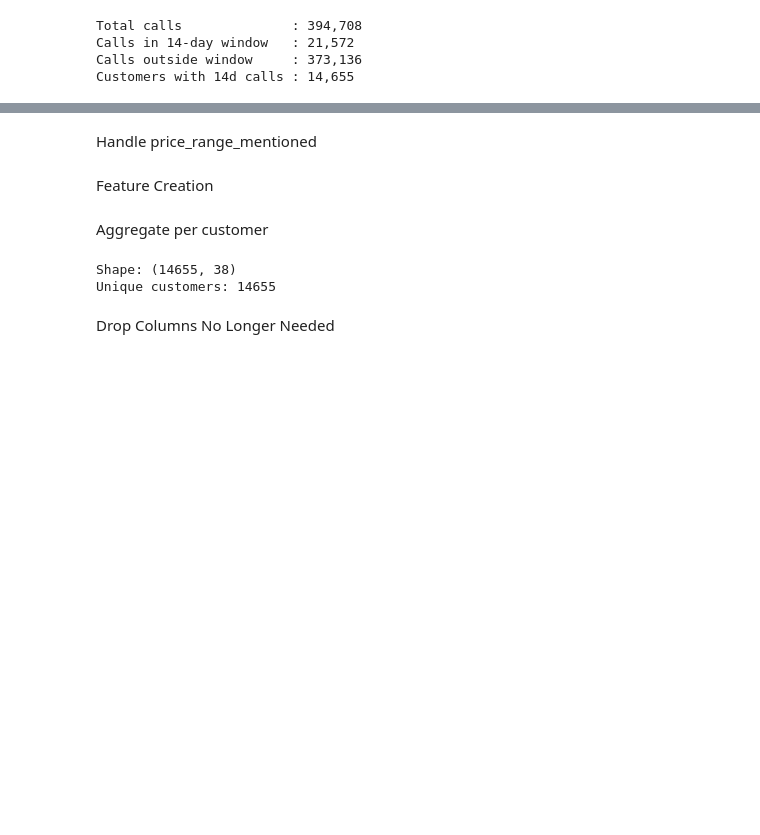
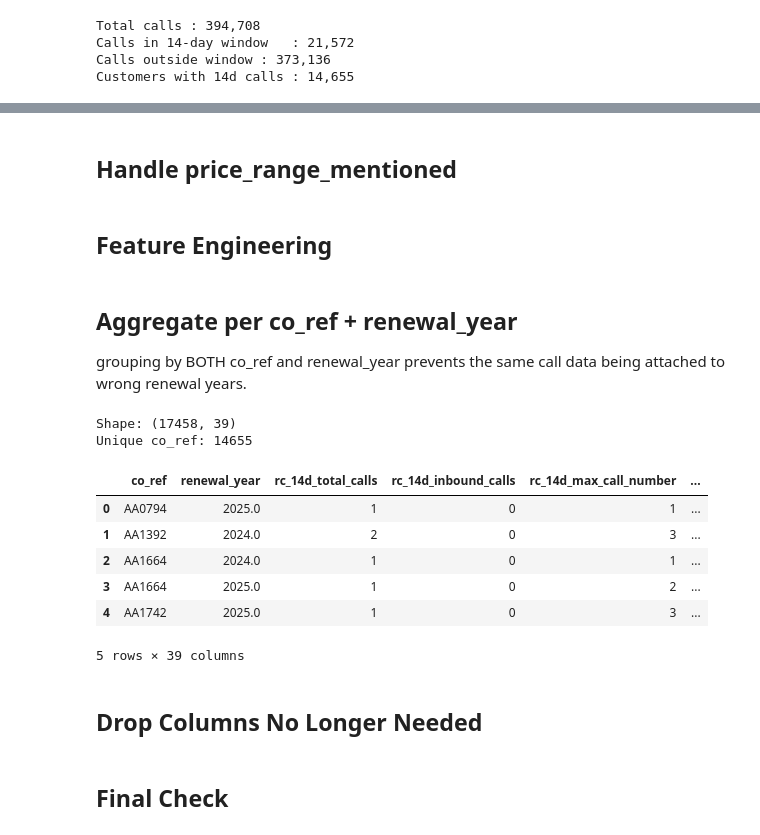
Before and after one commit to Slegendz/churn-prediction-project, a Jupyter notebook: notebooks/02_feature_engineering/aggregation/renewal_calls_features.ipynb, the cells around one changed output, grey strips where cells are left out. Drawn from its saved outputs; the diff is of its cells as text; code cells hidden in the pictures; blank space fills up the shorter version.

```diff
--- a/notebooks/02_feature_engineering/aggregation/renewal_calls_features.ipynb
+++ b/notebooks/02_feature_engineering/aggregation/renewal_calls_features.ipynb
@@ -4,14 +4,11 @@ Load Raw Renewal Calls + Billings (need renewal date)
 import pandas as pd
 import numpy as np
 
-# Load raw renewal calls (before any aggregation)
-df_rc = pd.read_csv('../../../data/interim/renewal_calls_cleaned.csv')
-
-# Load billings to get prospect_renewal_date per co_ref
+df_rc       = pd.read_csv('../../../data/interim/renewal_calls_cleaned.csv')
 df_billings = pd.read_csv('../../../data/interim/billings_features.csv')
 
-# Keep only co_ref and prospect_renewal_date from billings
-df_renewal_dates = df_billings[['co_ref', 'renewal_month']].copy()
+# Keep co_ref, renewal_month (prospect_renewal_date) AND renewal_year from billings
+df_renewal_dates = df_billings[['co_ref', 'renewal_month', 'renewal_year']].copy()
 
 print(f"Renewal calls shape : {df_rc.shape}")
 print(f"Unique customers    : {df_rc['co_ref'].nunique()}")
@@ -74,5 +70,4 @@ Encode Yes/No/Unknown Columns
 # %%
-# Yes/No columns
 yes_no_cols = [
     'serious_complaint', 'other_complaint', 'discussion_on_price_increase',
     'renewal_impact_due_to_price_increase', 'discount_or_waiver_requested',
@@ -84,6 +79,7 @@ yes_no_cols = [
     'discount_offered',
 ]
 for col in yes_no_cols:
-    df_rc_14[col] = df_rc_14[col].map({'Yes': 1, 'No': 0,
-                                        'Not Discussed': 0, 'Unknown': 0})
+    df_rc_14[col] = df_rc_14[col].map({
+        'Yes': 1, 'No': 0, 'Not Discussed': 0, 'Unknown': 0
+    })
 # %% [markdown]
@@ -109,8 +104,8 @@ df_rc_14['competitor_cheaper']       = (df_rc_14['competitor_benefits_mentioned'
 # %% [markdown]
-Handle price_range_mentioned
+## Handle price_range_mentioned
 # %%
 df_rc_14['price_range_value']          = pd.to_numeric(df_rc_14['price_range_mentioned'], errors='coerce')
 df_rc_14['price_range_discussed_flag'] = df_rc_14['price_range_value'].notna().astype(int)
 # %% [markdown]
-Feature Creation
+## Feature Engineering
 # %%
@@ -146,62 +141,76 @@ df_rc_14['agent_active_retention'] = (
     (df_rc_14['agent_flagged_membership_status_alert'] == 1)
 ).astype(int)
 # %% [markdown]
-Aggregate per customer
+## Aggregate per co_ref + renewal_year
+
+grouping by BOTH co_ref and renewal_year prevents the same call data being attached to wrong renewal years.
 # %%
 agg_dict = {
-    'call_id'  : 'count',
-    'is_inbound' : 'sum',
+    'call_id' : 'count',
+    'is_inbound'  : 'sum',
     'call_number' : 'max',
     'membership_renewal_decision' : 'max',
     'desire_to_cancel_encoded' : 'max',
     'customer_response_encoded' : 'mean',
-    'serious_complaint' : 'max',
+    'serious_complaint'  : 'max',
     'other_complaint' : 'max',
     'complaint_count' : 'sum',
-    'discussion_on_price_increase': 'max',
+    'discussion_on_price_increase' : 'max',
     'renewal_impact_due_to_price_increase' : 'max',
-    'discount_or_waiver_requested': 'max',
+    'discount_or_waiver_requested' : 'max',
     'discount_offered' : 'max',
     'price_pressure_flag' : 'max',
     'price_range_discussed_flag' : 'max',
     'price_range_value' : 'mean',
-    'percentage_price_increase_mentioned'  : 'max',
+    'percentage_price_increase_mentioned' : 'max',
     'monetary_price_increase_mentioned' : 'max',
     'explicit_competitor_mention' : 'max',
     'explicit_switching_intent' : 'max',
-    'mentioned_competitors': 'max',
-    'price_switching_mentioned' : 'max',
-    'competitor_better_value': 'max',
-    'competitor_similar_value' : 'max',
-    'competitor_better_service' : 'max',
+    'mentioned_competitors' : 'max',
+    'price_switching_mentioned'  : 'max',
+    'competitor_better_value' : 'max',
+    'competitor_similar_value'  : 'max',
+    'competitor_better_service'  : 'max',
     'competitor_cheaper' : 'max',
-    'competitor_signal_count': 'sum',
+    'competitor_signal_count' : 'sum',
     'competitor_threat_flag' : 'max',
     'agent_renewal_initiation' : 'max',
-    'agent_flagged_membership_status_alert': 'max',
-    'agent_active_retention' : 'max',
+    'agent_flagged_membership_status_alert' : 'max',
+    'agent_active_retention'  : 'max',
     'call_reschedule_request' : 'max',
     'topic_by_customer' : 'max',
     'topic_by_agent' : 'max',
     'customer_asked_for_justification' : 'max',
     'high_risk_call' : 'max',
 }
 
-df_rc_agg = df_rc_14.groupby('co_ref').agg(agg_dict).reset_index()
+# group by co_ref + renewal_year (not just co_ref)
+df_rc_agg = df_rc_14.groupby(['co_ref', 'renewal_year']).agg(agg_dict).reset_index()
 
 df_rc_agg.rename(columns={
     'call_id'    : 'rc_14d_total_calls',
     'call_number': 'rc_14d_max_call_number',
     'is_inbound' : 'rc_14d_inbound_calls',
 }, inplace=True)
 
 df_rc_agg['rc_14d_outbound_calls'] = (
     df_rc_agg['rc_14d_total_calls'] - df_rc_agg['rc_14d_inbound_calls']
 )
+
+print(f"Shape: {df_rc_agg.shape}")
+print(f"Unique co_ref: {df_rc_agg['co_ref'].nunique()}")
+df_rc_agg.head()
 # %% [output]
-Shape: (14655, 38)
-Unique customers: 14655
+Shape: (17458, 39)
+Unique co_ref: 14655
+|  | co_ref | renewal_year | rc_14d_total_calls | rc_14d_inbound_calls | rc_14d_max_call_number | ... |
+| 0 | AA0794 | 2025.0 | 1 | 0 | 1 | ... |
+| 1 | AA1392 | 2024.0 | 2 | 0 | 3 | ... |
+| 2 | AA1664 | 2024.0 | 1 | 0 | 1 | ... |
+| 3 | AA1664 | 2025.0 | 1 | 0 | 2 | ... |
+| 4 | AA1742 | 2025.0 | 1 | 0 | 3 | ... |
+5 rows × 39 columns
 # %% [markdown]
-Drop Columns No Longer Needed
+## Drop Columns No Longer Needed
 # %%
 drop_cols = [
@@ -215,4 +224,6 @@ drop_cols = [
 ]
 
 df_rc_agg.drop(columns=[c for c in drop_cols if c in df_rc_agg.columns], inplace=True)
+# %% [markdown]
+## Final Check
 # %%
```
Also changed, not shown: parts of 16 cells of this notebook, 4 other files.
